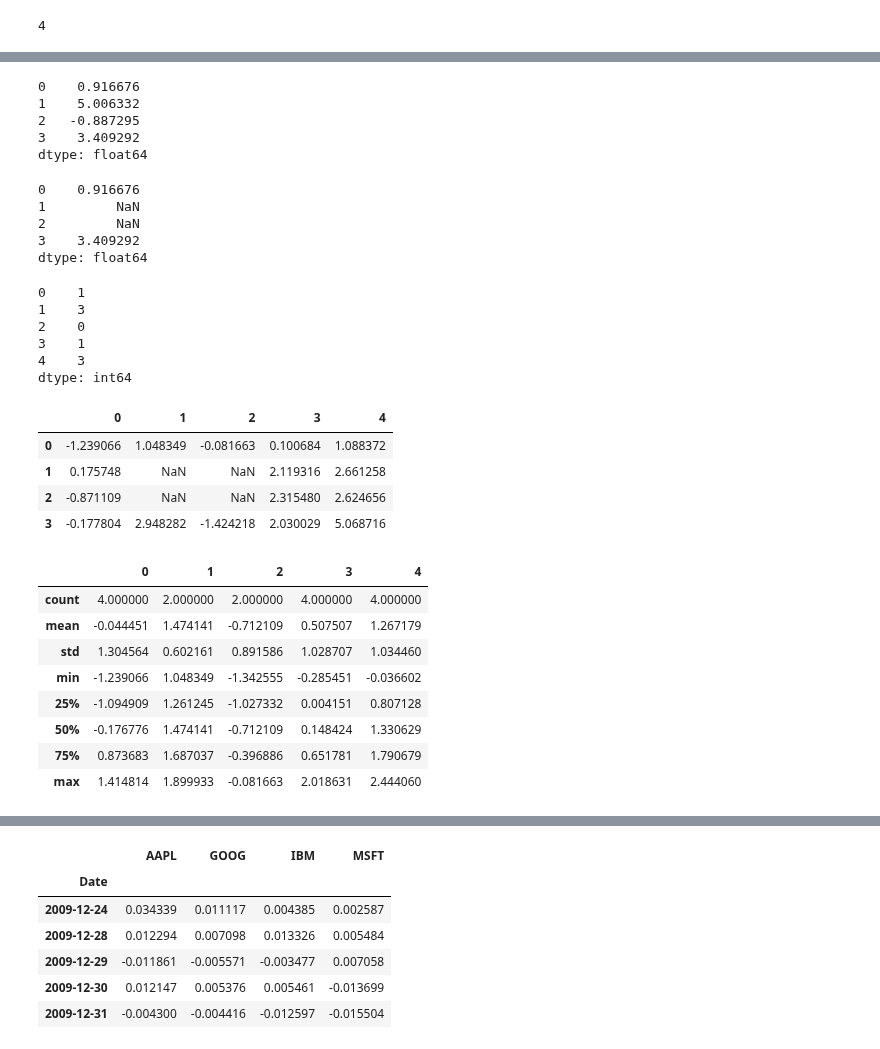
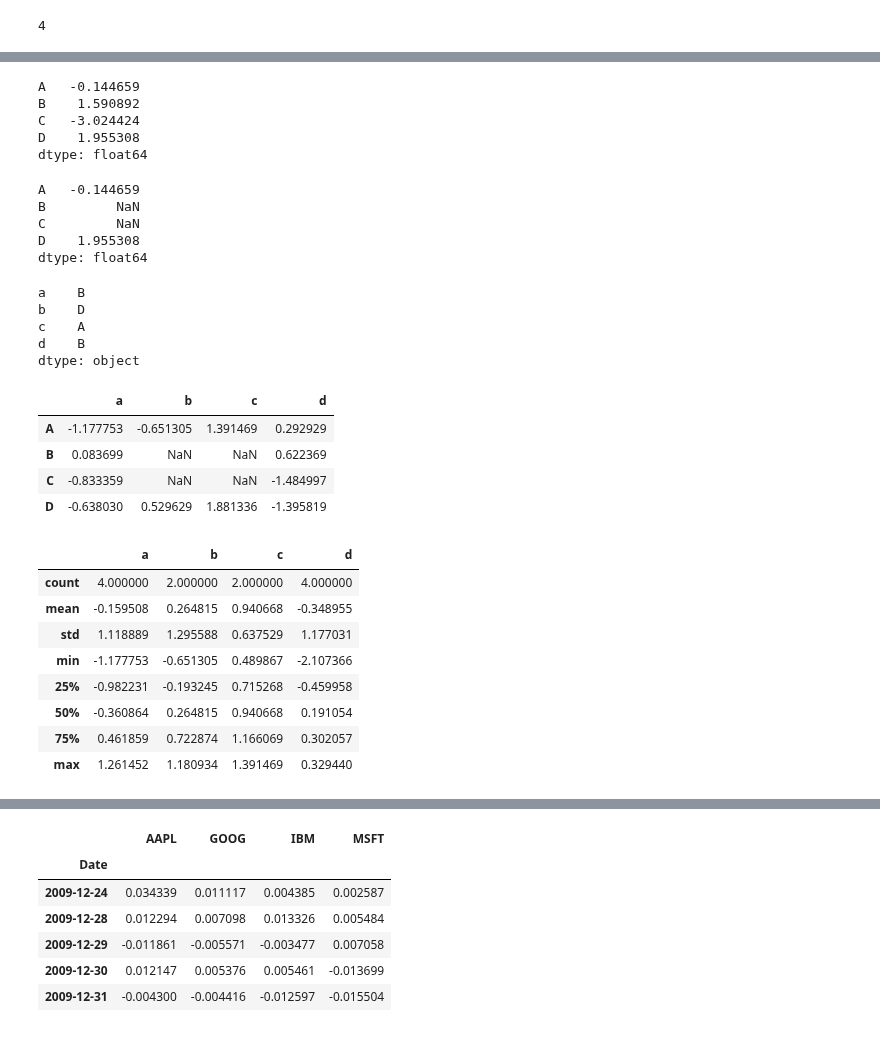
Before and after one commit to hugolu/learn-python, a Jupyter notebook: python-for-data-analysis/ch05-getting-started-with-pandas.ipynb, the cells around one changed output, grey strips where cells are left out. Cells and saved outputs as stored; diff of their text form; code cells hidden in the pictures.

```diff
--- a/python-for-data-analysis/ch05-getting-started-with-pandas.ipynb
+++ b/python-for-data-analysis/ch05-getting-started-with-pandas.ipynb
@@ -1074,5 +1074,5 @@ d.ix['b']
 # %%
-df = DataFrame(np.random.randn(4,5))
-df.ix[1:2,1:2] = np.nan
-df
+d = DataFrame(np.random.randn(4,4), columns=list('abcd'), index=list('ABCD'))
+d.ix[1:3,1:3] = np.nan
+d
 # %% [output]
@@ -1092,54 +1091,53 @@ df.sum()
 dtype: float64
 # %%
 # NA只会自动排除，除非整个切片都是NA
-df.sum(axis=1)
+d.sum(axis=1)
 # %% [output]
-0    0.916676
-1    5.006332
-2   -0.887295
-3    3.409292
+A   -0.144659
+B    1.590892
+C   -3.024424
+D    1.955308
 dtype: float64
 # %%
 # 通过skipna选项可以禁用该功能
-df.sum(axis=1, skipna=False)
+d.sum(axis=1, skipna=False)
 # %% [output]
-0    0.916676
-1         NaN
-2         NaN
-3    3.409292
+A   -0.144659
+B         NaN
+C         NaN
+D    1.955308
 dtype: float64
 # %%
 # 获得最大值的索引值
-df.idxmax()
+d.idxmax()
 # %% [output]
-0    1
-1    3
-2    0
-3    1
-4    3
-dtype: int64
+a    B
+b    D
+c    A
+d    B
+dtype: object
 # %%
 # 样本值的累计和
-df.cumsum()
+d.cumsum()
 # %% [output]
-|  | 0 | 1 | 2 | 3 | 4 |
-| 0 | -1.239066 | 1.048349 | -0.081663 | 0.100684 | 1.088372 |
-| 1 | 0.175748 | NaN | NaN | 2.119316 | 2.661258 |
-| 2 | -0.871109 | NaN | NaN | 2.315480 | 2.624656 |
-| 3 | -0.177804 | 2.948282 | -1.424218 | 2.030029 | 5.068716 |
+|  | a | b | c | d |
+| A | -1.177753 | -0.651305 | 1.391469 | 0.292929 |
+| B | 0.083699 | NaN | NaN | 0.622369 |
+| C | -0.833359 | NaN | NaN | -1.484997 |
+| D | -0.638030 | 0.529629 | 1.881336 | -1.395819 |
 # %%
 # 针对Series或各DataFrame列计算汇总统计
-df.describe()
+d.describe()
 # %% [output]
-|  | 0 | 1 | 2 | 3 | 4 |
-| count | 4.000000 | 2.000000 | 2.000000 | 4.000000 | 4.000000 |
-| mean | -0.044451 | 1.474141 | -0.712109 | 0.507507 | 1.267179 |
-| std | 1.304564 | 0.602161 | 0.891586 | 1.028707 | 1.034460 |
-| min | -1.239066 | 1.048349 | -1.342555 | -0.285451 | -0.036602 |
-| 25% | -1.094909 | 1.261245 | -1.027332 | 0.004151 | 0.807128 |
-| 50% | -0.176776 | 1.474141 | -0.712109 | 0.148424 | 1.330629 |
-| 75% | 0.873683 | 1.687037 | -0.396886 | 0.651781 | 1.790679 |
-| max | 1.414814 | 1.899933 | -0.081663 | 2.018631 | 2.444060 |
+|  | a | b | c | d |
+| count | 4.000000 | 2.000000 | 2.000000 | 4.000000 |
+| mean | -0.159508 | 0.264815 | 0.940668 | -0.348955 |
+| std | 1.118889 | 1.295588 | 0.637529 | 1.177031 |
+| min | -1.177753 | -0.651305 | 0.489867 | -2.107366 |
+| 25% | -0.982231 | -0.193245 | 0.715268 | -0.459958 |
+| 50% | -0.360864 | 0.264815 | 0.940668 | 0.191054 |
+| 75% | 0.461859 | 0.722874 | 1.166069 | 0.302057 |
+| max | 1.261452 | 1.180934 | 1.391469 | 0.329440 |
 # %% [markdown]
 ### Correlation and Covariance
 
```
Also changed, not shown: parts of 85 cells of this notebook.
